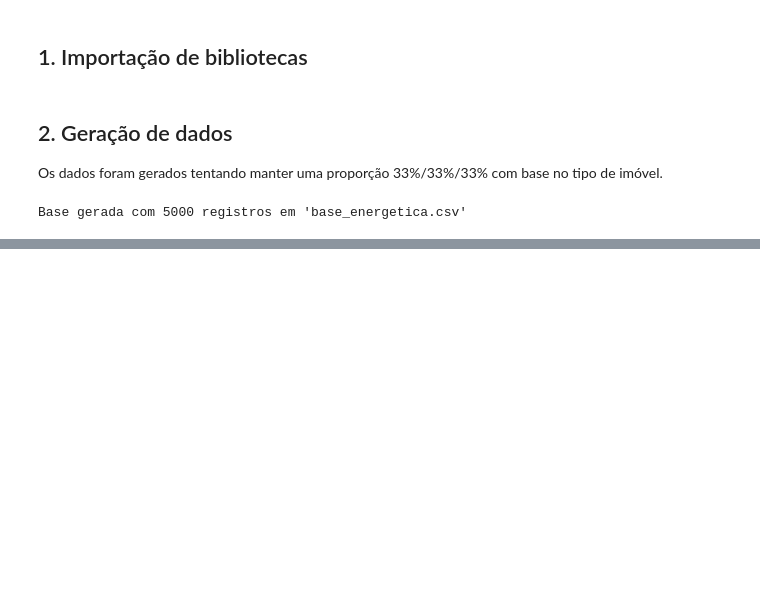
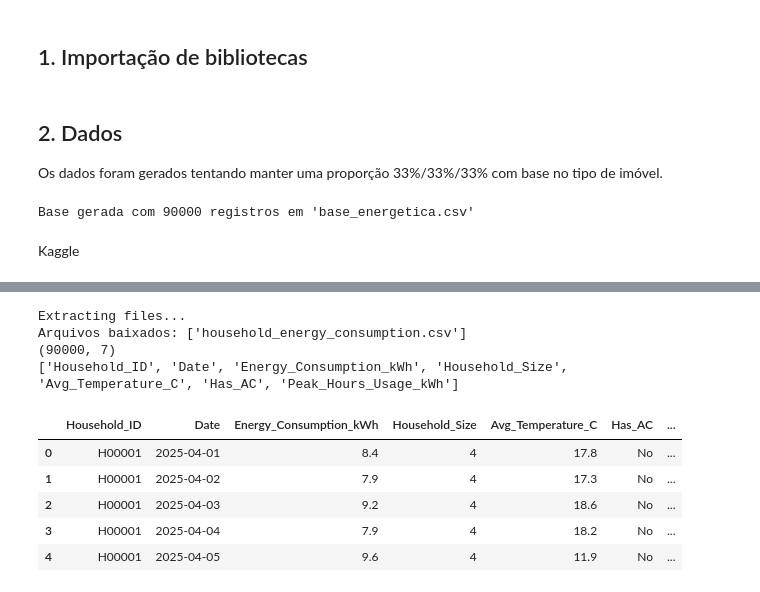
Before and after one commit to No-Country-simulation/G9-BR-TEAM-18, a Jupyter notebook: HACKATOON_BASE_NOTEBOOK.ipynb, the cells around one changed output, grey strips where cells are left out. Cells and saved outputs as stored; diff of their text form; code cells hidden in the pictures; blank space fills up the shorter version.

```diff
--- a/HACKATOON_BASE_NOTEBOOK.ipynb
+++ b/HACKATOON_BASE_NOTEBOOK.ipynb
@@ -11,6 +20,6 @@ import random
 from transformers import AutoModelForCausalLM, AutoTokenizer # AutoTokenizer e o AutoModelForCausalLM automatizam o processo de importação do modelo, puxando os dados e informações necessárias diretamente do Hugging Face
 # %% [markdown]
-## 2. Geração de dados
+## 2. Dados
 Os dados foram gerados tentando manter uma proporção 33%/33%/33% com base no tipo de imóvel.
 # %%
 """
@@ -19,9 +28,6 @@ Gera apenas as colunas de entrada (features), com consumo_kwh correlacionado
 de forma realista ao tipo de imóvel, quantidade de equipamentos e horas de
 alto consumo, em vez de valores puramente aleatórios.
 """
-
-import random
-import csv
 
 TIPOS_IMOVEL = ["Casa", "Apartamento", "Comercial"]
 TARIFA_KWH = 0.75
@@ -60,7 +66,7 @@ def gerar_registro(id_cliente):
     }
 
 
-def gerar_base(n_registros=5000, caminho_saida="base_energetica.csv"):
+def gerar_base(n_registros=90000, caminho_saida="base_energetica.csv"):
     registros = [gerar_registro(id_cliente=i) for i in range(1, n_registros + 1)]
 
     with open(caminho_saida, "w", newline="", encoding="utf-8") as f:
@@ -73,8 +79,21 @@ def gerar_base(n_registros=5000, caminho_saida="base_energetica.csv"):
 
 
 if __name__ == "__main__":
-    gerar_base(n_registros=5000, caminho_saida="base_energetica.csv")
+    gerar_base(n_registros=90000, caminho_saida="base_energetica.csv")
 # %% [output]
-Base gerada com 5000 registros em 'base_energetica.csv'
+Base gerada com 90000 registros em 'base_energetica.csv'
 # %%
 df = pd.read_csv("/content/base_energetica.csv")
+# %% [markdown]
+Kaggle
+# %%
+caminho = kagglehub.dataset_download("samxsam/household-energy-consumption")
+print("Arquivos baixados:", os.listdir(caminho))
+
+nome_arquivo = os.listdir(caminho)[0]
+df_kaggle = pd.read_csv(os.path.join(caminho, nome_arquivo))
+
+print(df_kaggle.shape)
+print(df_kaggle.columns.tolist())
+df_kaggle.head()
+# %% [output]
@@ -80,0 +101,10 @@ df = pd.read_csv("/content/base_energetica.csv")
+Extracting files...
+Arquivos baixados: ['household_energy_consumption.csv']
+(90000, 7)
+['Household_ID', 'Date', 'Energy_Consumption_kWh', 'Household_Size', 'Avg_Temperature_C', 'Has_AC', 'Peak_Hours_Usage_kWh']
+|  | Household_ID | Date | Energy_Consumption_kWh | Household_Size | Avg_Temperature_C | Has_AC | ... |
+| 0 | H00001 | 2025-04-01 | 8.4 | 4 | 17.8 | No | ... |
+| 1 | H00001 | 2025-04-02 | 7.9 | 4 | 17.3 | No | ... |
+| 2 | H00001 | 2025-04-03 | 9.2 | 4 | 18.6 | No | ... |
+| 3 | H00001 | 2025-04-04 | 7.9 | 4 | 18.2 | No | ... |
+| 4 | H00001 | 2025-04-05 | 9.6 | 4 | 11.9 | No | ... |
```
Also changed, not shown: parts of 23 cells of this notebook.
